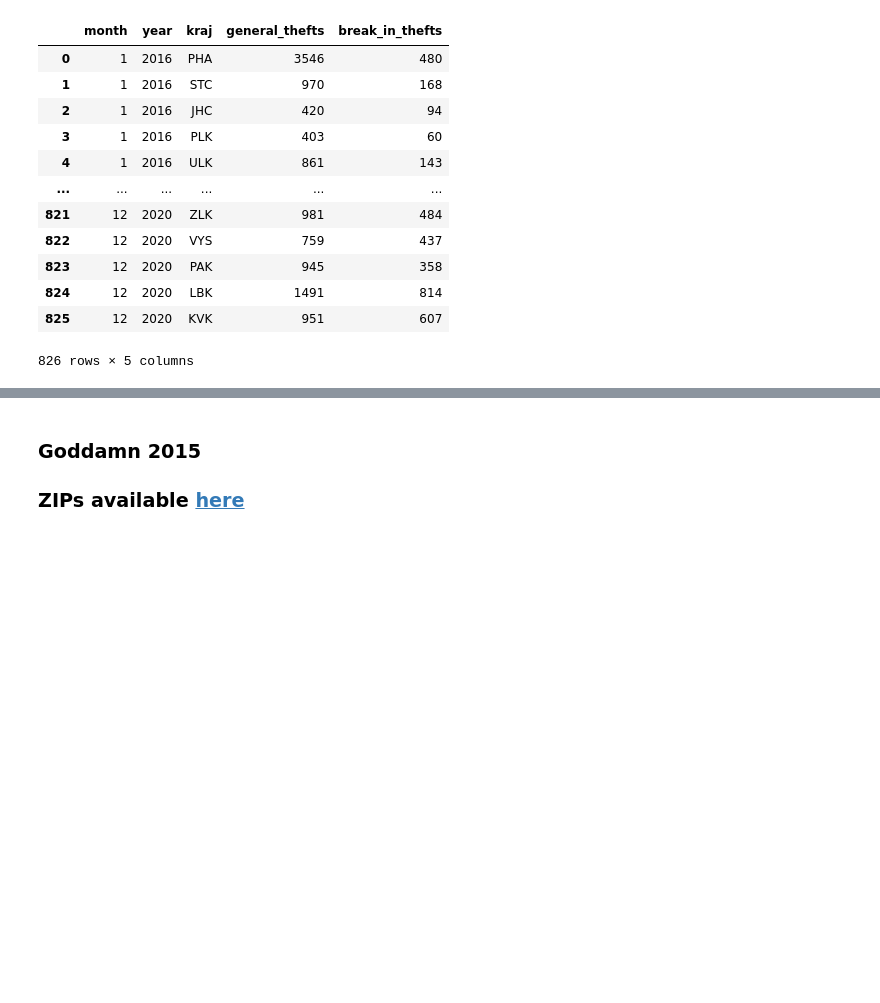
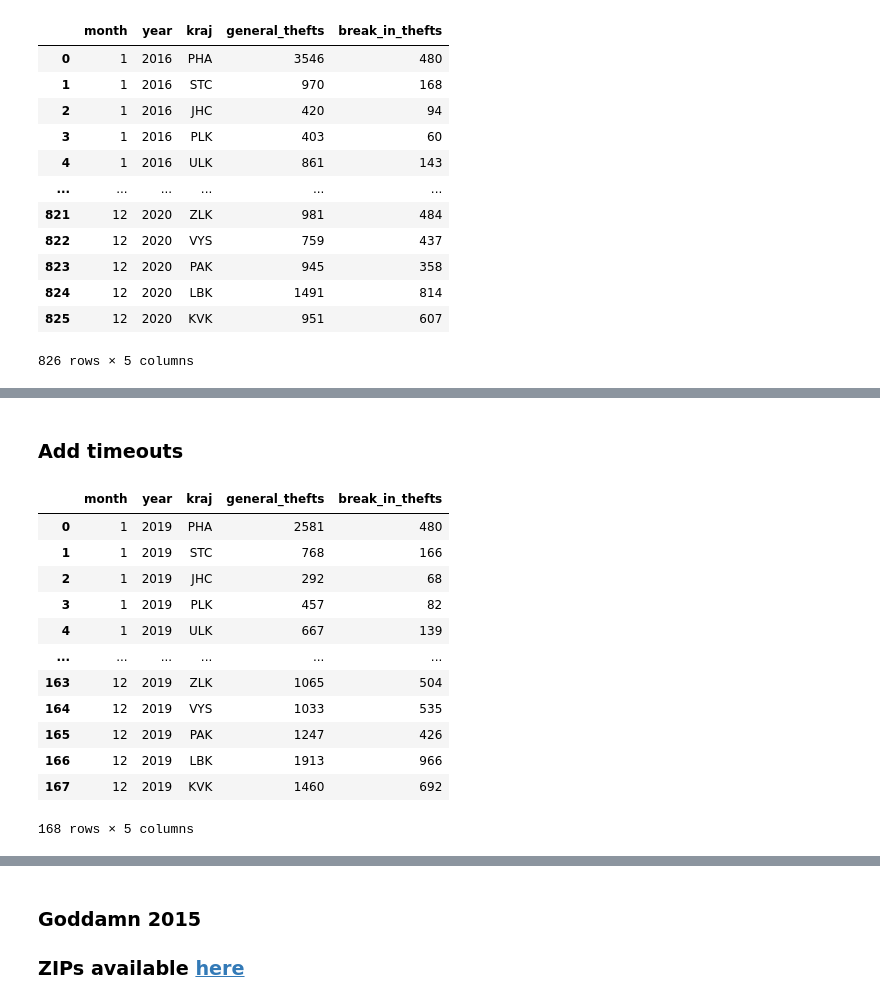
Before and after one commit to DianaKorladinova/SAN_Unemployment_Refugees, a Jupyter notebook: criminality_salaries/data_prep.ipynb, the cells around one changed output, grey strips where cells are left out. Drawn from its saved outputs; the diff is of its cells as text; code cells hidden in the pictures; blank space fills up the shorter version.

```diff
--- a/criminality_salaries/data_prep.ipynb
+++ b/criminality_salaries/data_prep.ipynb
@@ -248,0 +251,20 @@ error: HTTP Error 404: Not Found     prosinec   2014
+# %% [markdown]
+### Add timeouts
+# %%
+yr1 = ["2019"]
+crim_timeout_1 = criminality_rate(months_czech, yr1, idx_2)
+crim_timeout_1
+# %% [output]
+|  | month | year | kraj | general_thefts | break_in_thefts |
+| 0 | 1 | 2019 | PHA | 2581 | 480 |
+| 1 | 1 | 2019 | STC | 768 | 166 |
+| 2 | 1 | 2019 | JHC | 292 | 68 |
+| 3 | 1 | 2019 | PLK | 457 | 82 |
+| 4 | 1 | 2019 | ULK | 667 | 139 |
+| ... | ... | ... | ... | ... | ... |
+| 163 | 12 | 2019 | ZLK | 1065 | 504 |
+| 164 | 12 | 2019 | VYS | 1033 | 535 |
+| 165 | 12 | 2019 | PAK | 1247 | 426 |
+| 166 | 12 | 2019 | LBK | 1913 | 966 |
+| 167 | 12 | 2019 | KVK | 1460 | 692 |
+168 rows × 5 columns
```
Also changed, not shown: parts of 6 cells of this notebook, 2 other files.
